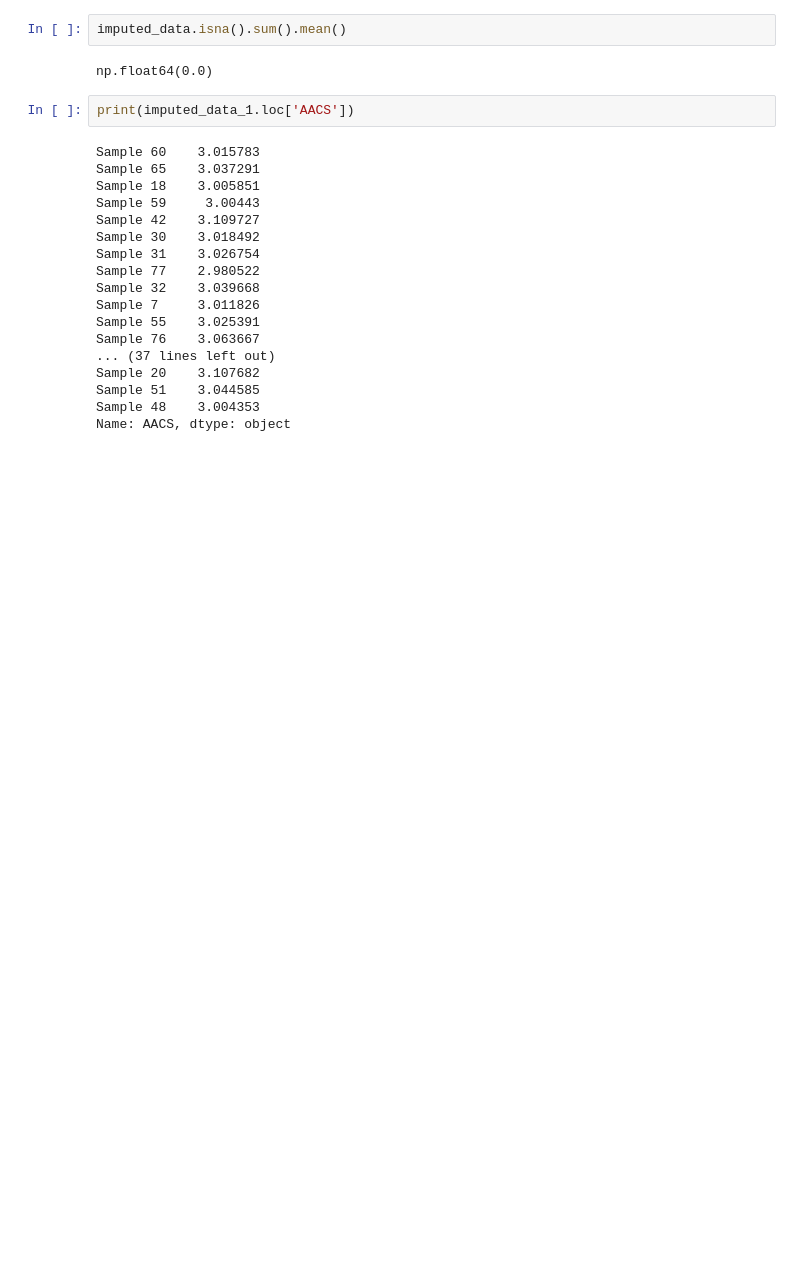
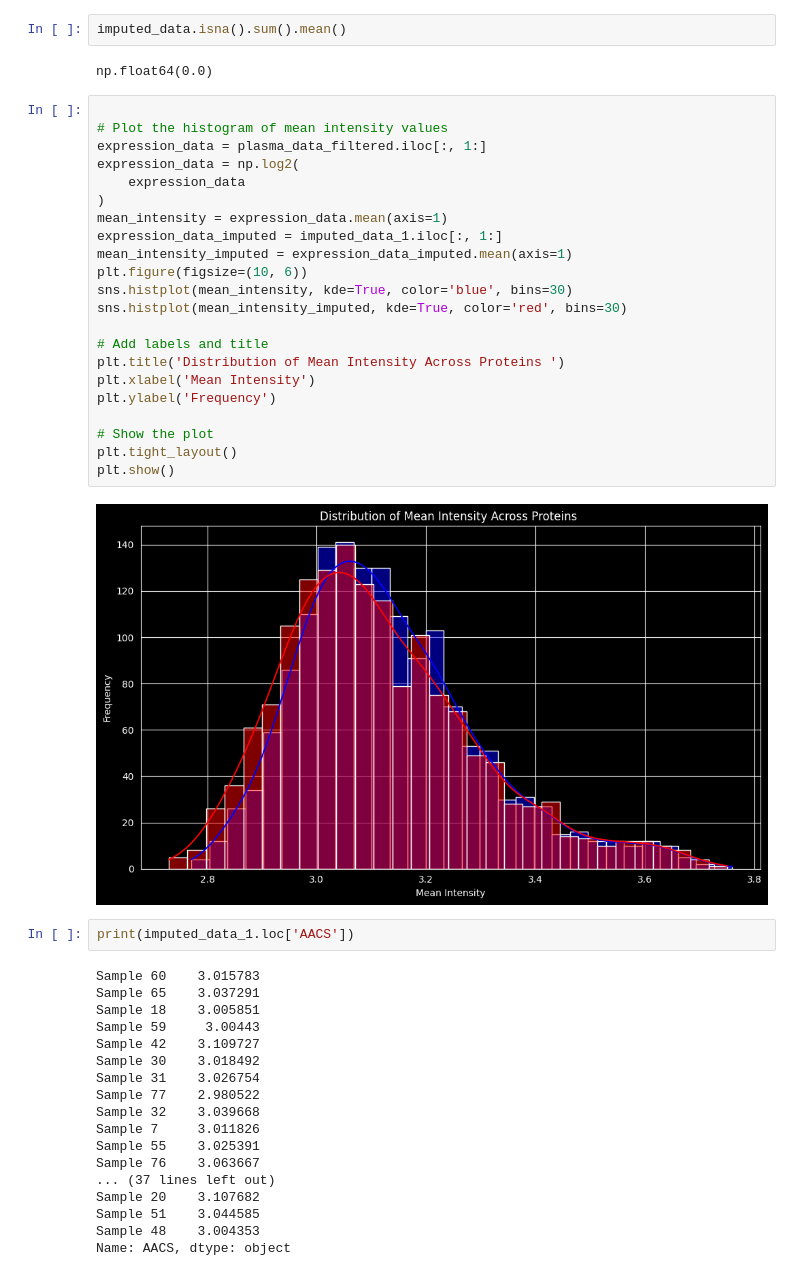
Before and after one commit to paulaliv/AAA_project, a Jupyter notebook: Plasma_preprocessing.ipynb, the cells around one changed output. Cells and saved outputs as stored; diff of their text form; blank space fills up the shorter version.

Commit message:
random forest imputation for plasma completed

```diff
--- a/Plasma_preprocessing.ipynb
+++ b/Plasma_preprocessing.ipynb
@@ -1802,6 +1804,30 @@ plasma_data_filtered.to_excel(r'plasma_data_filtered_30.xlsx')
 imputed_data.isna().sum().mean()
 # %% [output]
 np.float64(0.0)
+# %%
+
+# Plot the histogram of mean intensity values
+expression_data = plasma_data_filtered.iloc[:, 1:]
+expression_data = np.log2(
+    expression_data
+)
+mean_intensity = expression_data.mean(axis=1)
+expression_data_imputed = imputed_data_1.iloc[:, 1:]
+mean_intensity_imputed = expression_data_imputed.mean(axis=1)
+plt.figure(figsize=(10, 6))
+sns.histplot(mean_intensity, kde=True, color='blue', bins=30)
+sns.histplot(mean_intensity_imputed, kde=True, color='red', bins=30)
+
+# Add labels and title
+plt.title('Distribution of Mean Intensity Across Proteins ')
+plt.xlabel('Mean Intensity')
+plt.ylabel('Frequency')
+
+# Show the plot
+plt.tight_layout()
+plt.show()
+# %% [output]
+[figure, added]
 # %%
 print(imputed_data_1.loc['AACS'])
 # %% [output]
```
Also changed, not shown: parts of 1 cell of this notebook, 3 other files.
